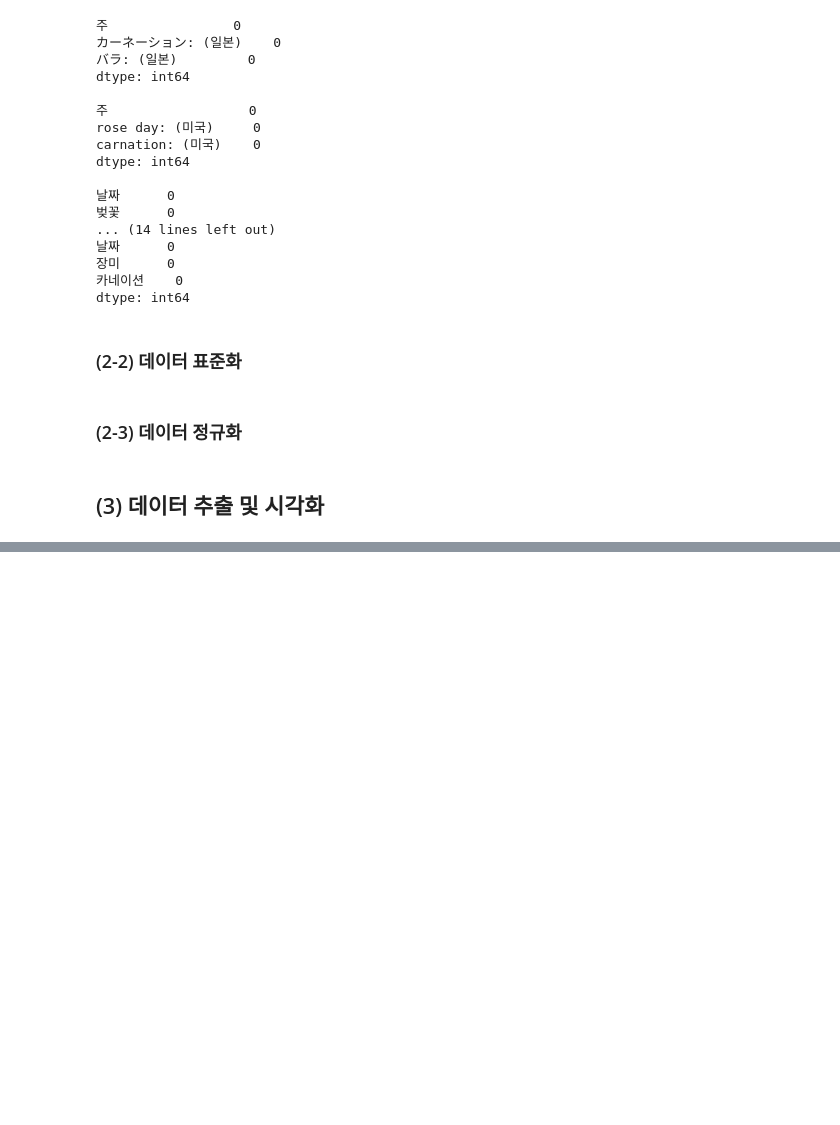
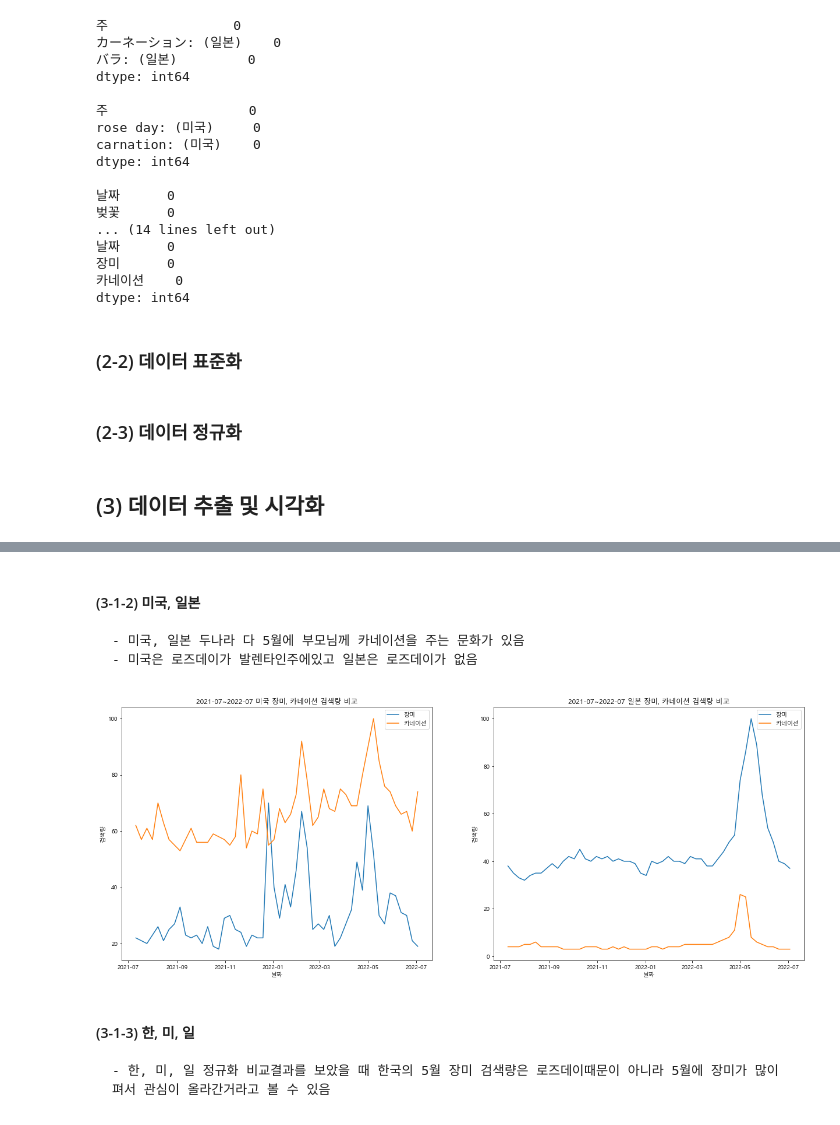
Before and after one commit to epocheing/202206_KNU_kdt2, a Jupyter notebook: 송인욱.ipynb, the cells around one changed output, grey strips where cells are left out. Cells and saved outputs as stored; diff of their text form; code cells hidden in the pictures; blank space fills up the shorter version.

```diff
--- a/송인욱.ipynb
+++ b/송인욱.ipynb
@@ -150,0 +192,31 @@ plt.show()
+# %% [markdown]
+#### (3-1-2) 미국, 일본
+    - 미국, 일본 두나라 다 5월에 부모님께 카네이션을 주는 문화가 있음
+    - 미국은 로즈데이가 발렌타인주에있고 일본은 로즈데이가 없음
+# %%
+plt.figure(figsize=(21,8))
+
+plt.subplot(122)
+plt.plot(ggJpRc['날짜'], ggJpRc['장미'], label='장미')
+plt.plot(ggJpRc['날짜'], ggJpRc['카네이션'], label='카네이션')
+plt.title('2021-07~2022-07 일본 장미, 카네이션 검색량 비교')
+plt.xlabel('날짜')
+plt.ylabel('검색량')
+plt.legend()
+
+
+plt.subplot(121)
+plt.plot(ggUsaRc['날짜'], ggUsaRc['장미'], label='장미')
+plt.plot(ggUsaRc['날짜'], ggUsaRc['카네이션'], label='카네이션')
+plt.title('2021-07~2022-07 미국 장미, 카네이션 검색량 비교')
+plt.xlabel('날짜')
+plt.ylabel('검색량')
+plt.legend()
+
+
+plt.show()
+# %% [output]
+[figure, added]
+# %% [markdown]
+#### (3-1-3) 한, 미, 일
+    - 한, 미, 일 정규화 비교결과를 보았을 때 한국의 5월 장미 검색량은 로즈데이때문이 아니라 5월에 장미가 많이 펴서 관심이 올라간거라고 볼 수 있음
```
Also changed, not shown: parts of 16 cells of this notebook, 1 other file.
